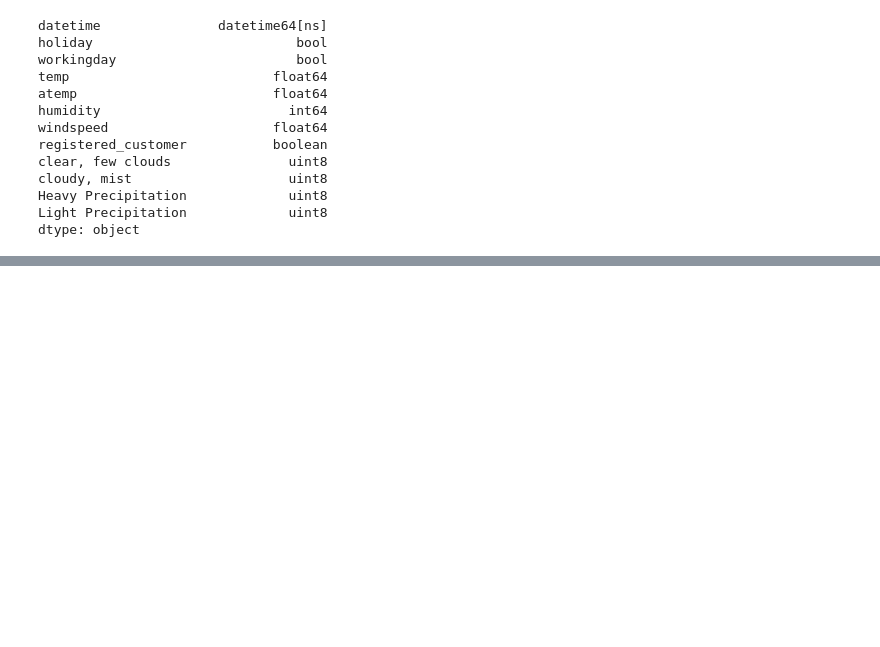
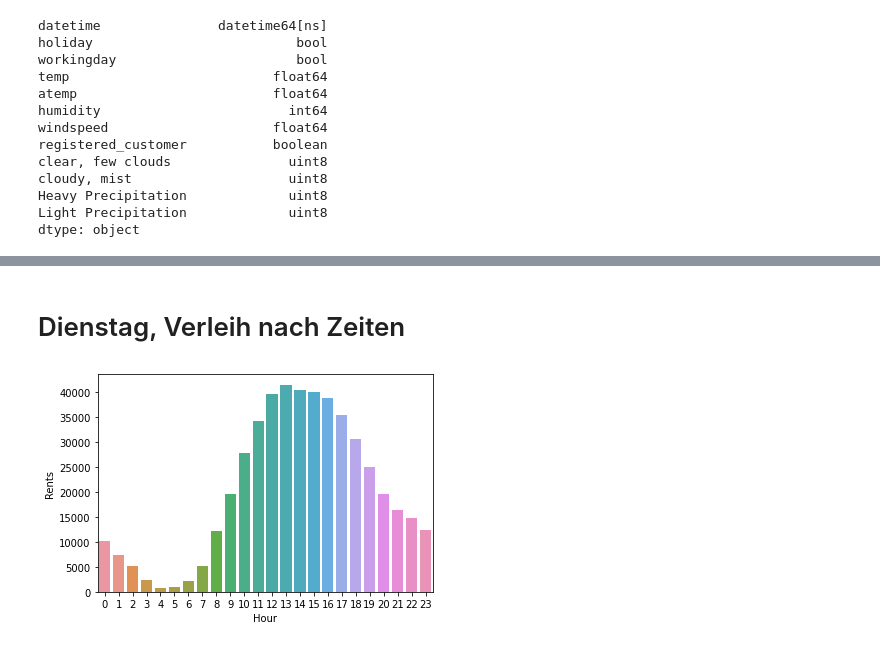
Before and after one commit to LeonBeyer123/Business_Intelligence, a Jupyter notebook: Aufgabe 1.ipynb, the cells around one changed output, grey strips where cells are left out. Saved outputs shown, nothing was run; the diff lists cells and outputs as text; code cells hidden in the pictures; blank space fills up the shorter version.

```diff
--- a/Aufgabe 1.ipynb
+++ b/Aufgabe 1.ipynb
@@ -204,0 +162,11 @@ dataset.head()
+# %% [markdown]
+# Dienstag, Verleih nach Zeiten
+# %%
+tuesdayset = dataset.loc[dataset["Weekday"]=="Tuesday"]
+tuesdayhour = tuesdayset.groupby(tuesdayset.datetime.dt.hour).size().to_frame("Rents per Hour")
+tuesfig = sns.barplot(data=tuesdayhour, x=tuesdayhour.index, y="Rents per Hour")
+plt.xlabel("Hour")
+plt.ylabel("Rents")
+plt.show(tuesfig)
+# %% [output]
+[figure, added]
```
Also changed, not shown: parts of 22 cells of this notebook.
